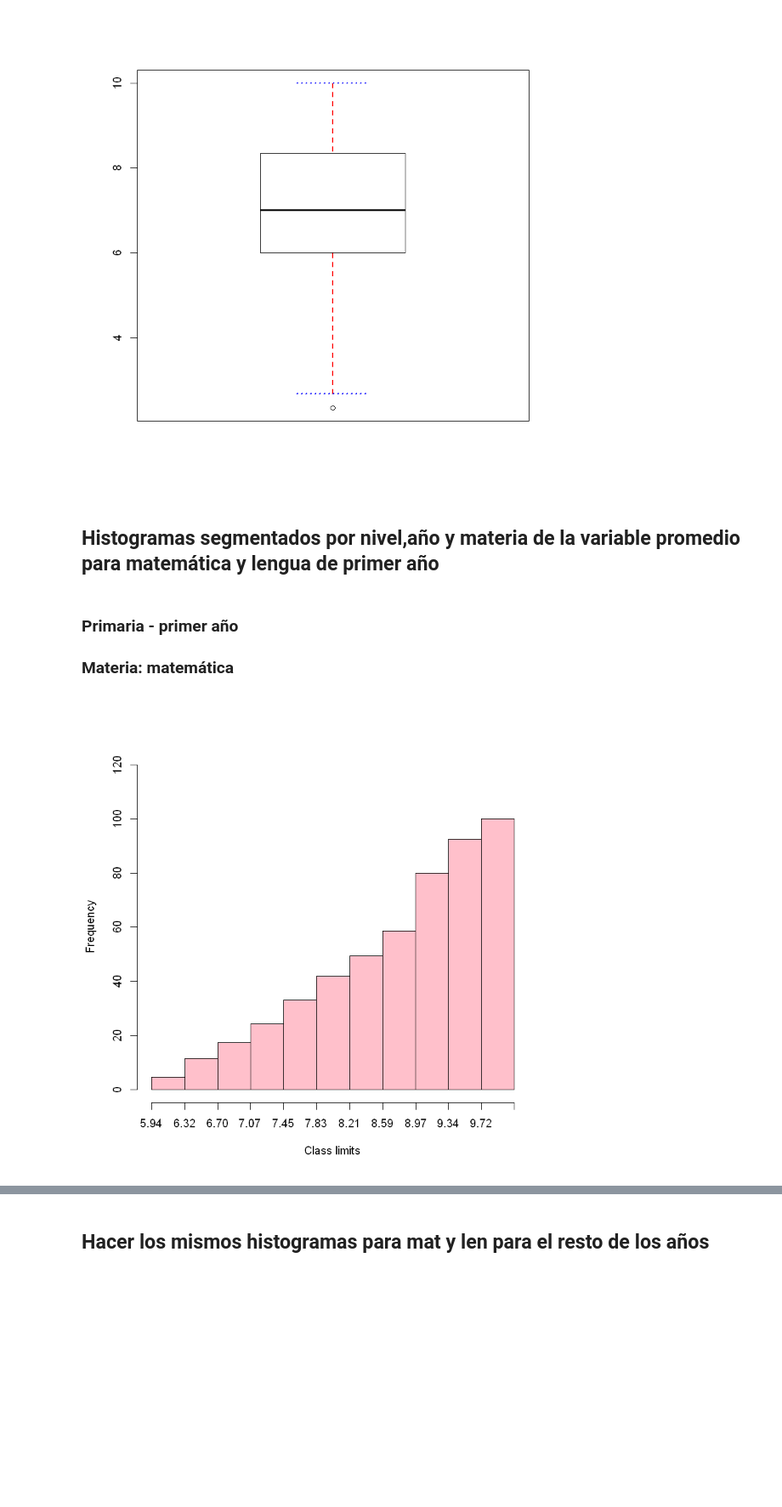
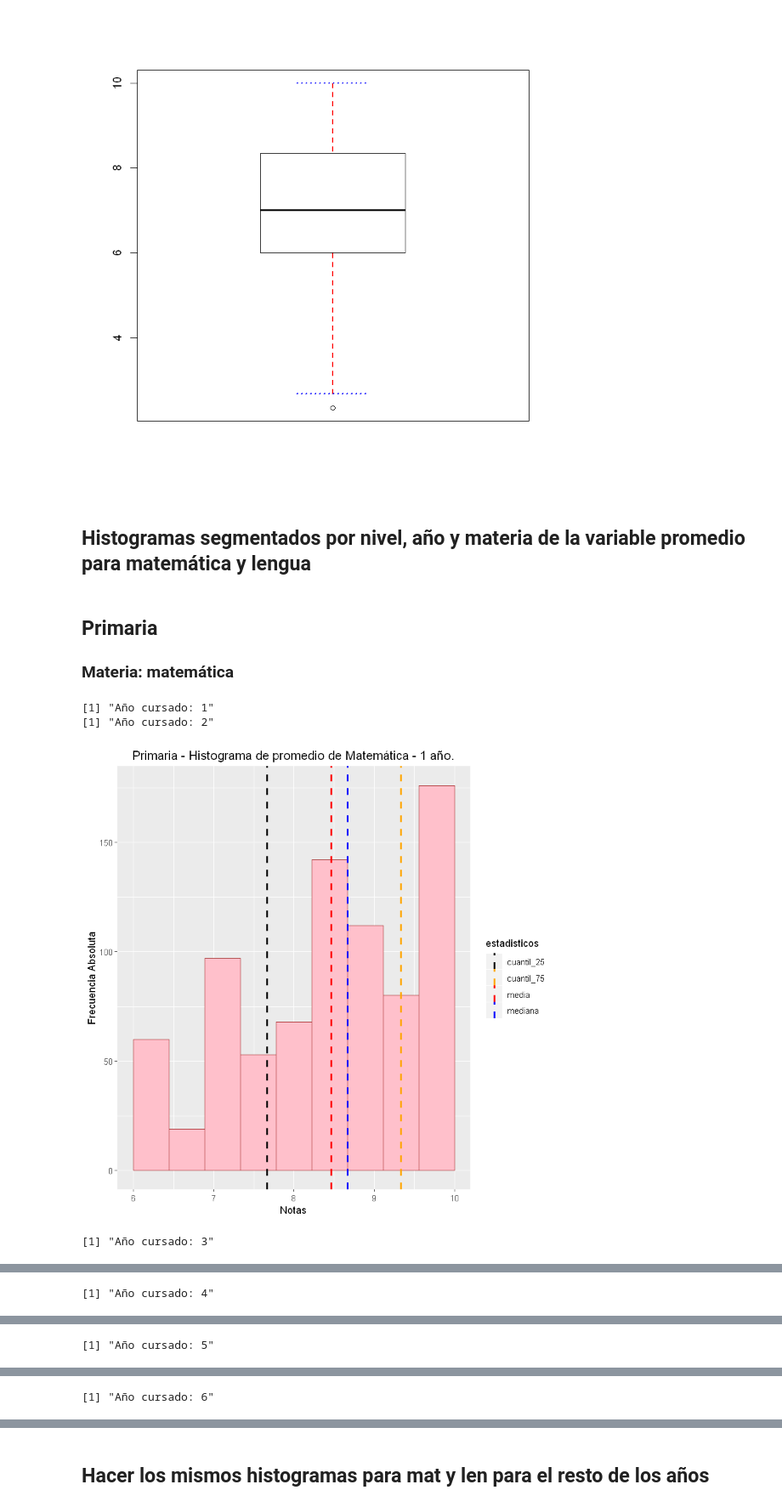
Before and after one commit to Nefertumm/EDM_2023, a Jupyter notebook: Dataset_escuelas/TP2.ipynb, the cells around one changed output, grey strips where cells are left out. Shown: that part at 85% size. Drawn from its saved outputs; the diff is of its cells as text; code cells hidden in the pictures; blank space fills up the shorter version.

```diff
--- a/Dataset_escuelas/TP2.ipynb
+++ b/Dataset_escuelas/TP2.ipynb
@@ -342,13 +382,55 @@ boxplot(secundaria_len_1[!is.na(secundaria_len_1$Promedio),]$Promedio,
 [figure]
 [figure]
 # %% [markdown]
-## Histogramas segmentados por nivel,año y materia de la variable promedio para matemática y lengua de primer año
+## Histogramas segmentados por nivel, año y materia de la variable promedio para matemática y lengua
 # %% [markdown]
-### Primaria - primer año
+## Primaria
 ### Materia: matemática
 # %%
-primaria_mat <- filter(dataset_mas_limpio, AñoCursado == "1" & asignatura == "MATEMÁTICA" & Modalidad == 'Primaria')
-histo_p_1 <- fdt(primaria_mat$Promedio,breaks="Sturges",na.rm=TRUE)
-plot(histo_mat_pri_1, type="cfph", col="pink")
+for (i in 1:6)
+{
+    print(paste0("Año cursado: ", i))
+    primaria_mat <- filter(dataset_mas_limpio, AñoCursado == i & asignatura == "MATEMÁTICA" & Modalidad == 'Primaria')
+    histo_p_1 <- fdt(primaria_mat$Promedio,breaks="Sturges",na.rm=TRUE)
+    histo_p <- ggplot(primaria_mat[!is.na(primaria_mat$Promedio),],aes(x= Promedio))+
+        geom_histogram(fill="pink",colour="brown",name="matemática", bins=10)+
+            scale_y_continuous(breaks = seq(0, 500,50), name = "Frecuencia Absoluta") +
+      scale_x_continuous(breaks = seq(0,10,1), name = "Notas" ) + geom_vline(aes(xintercept = median(Promedio),
+                      color = "mediana"),
+                  linetype = "dashed",
+                  size = 1) +
+       geom_vline(aes(xintercept = mean(Promedio),
+                      color = "media"),
+                  linetype = "dashed",
+                  size = 1) +
+       geom_vline(
+         aes(xintercept = quantile(Promedio, 0.25),
+             color = "cuantil_25"),
+         linetype = "dashed",
+         size = 1
+       ) +
+       geom_vline(
+         aes(xintercept = quantile(Promedio, 0.75),
+             color = "cuantil_75"),
+         linetype = "dashed",
+         size = 1
+       )  +
+       scale_color_manual(
+         name = "estadisticos",
+         values = c(
+           mediana = "blue",
+           media = "red",
+           cuantil_25 = "black",
+           cuantil_75 = "orange"
+         )
+       ) +
+       xlab("Longitud") + ylab("n") +
+    ggtitle(paste0("Primaria - Histograma de promedio de Matemática - ", i, " año.")) +
+   theme(plot.title = element_text(hjust = 0.5))
+    print(histo_p)
+}
 # %% [output]
+[1] "Año cursado: 1"
+[1] "Año cursado: 2"
-[figure, old version]
+[figure, new version]
+[1] "Año cursado: 3"
@@ -354,0 +438 @@ plot(histo_mat_pri_1, type="cfph", col="pink")
+[1] "Año cursado: 4"
@@ -354,0 +440 @@ plot(histo_mat_pri_1, type="cfph", col="pink")
+[1] "Año cursado: 5"
@@ -354,0 +442 @@ plot(histo_mat_pri_1, type="cfph", col="pink")
+[1] "Año cursado: 6"
```
Also changed, not shown: parts of 39 cells of this notebook.
